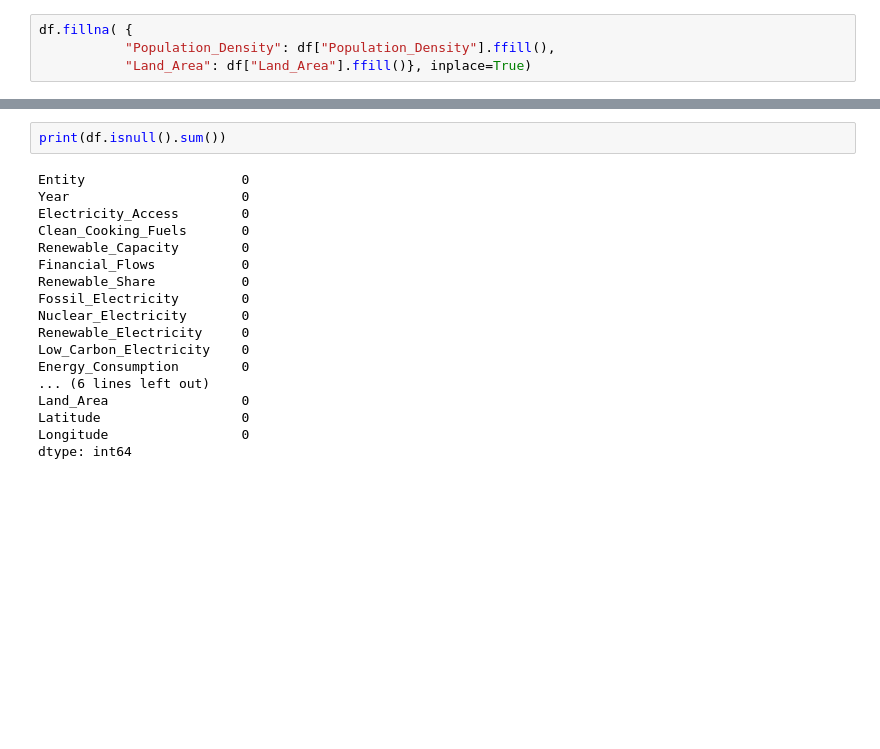
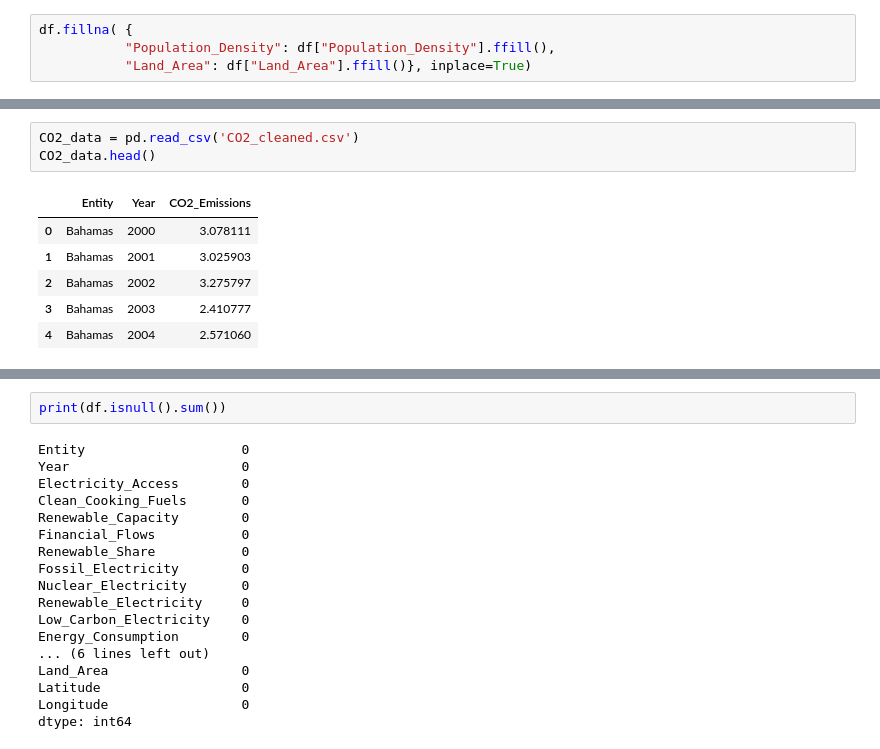
Before and after one commit to audreymalloy/Springboard_DataScience, a Jupyter notebook: Capstone-3-Energy/Data_Wrangling/energy_data_wrangling.ipynb, the cells around one changed output, grey strips where cells are left out. Saved outputs shown, nothing was run; the diff lists cells and outputs as text; blank space fills up the shorter version.

```diff
--- a/Capstone-3-Energy/Data_Wrangling/energy_data_wrangling.ipynb
+++ b/Capstone-3-Energy/Data_Wrangling/energy_data_wrangling.ipynb
@@ -188,0 +527,10 @@ df["Nuclear_Electricity"] = df["Nuclear_Electricity"].fillna(0).infer_objects(co
+# %%
+CO2_data = pd.read_csv('CO2_cleaned.csv')
+CO2_data.head()
+# %% [output]
+|  | Entity | Year | CO2_Emissions |
+| 0 | Bahamas | 2000 | 3.078111 |
+| 1 | Bahamas | 2001 | 3.025903 |
+| 2 | Bahamas | 2002 | 3.275797 |
+| 3 | Bahamas | 2003 | 2.410777 |
+| 4 | Bahamas | 2004 | 2.571060 |
```
Also changed, not shown: parts of 67 cells of this notebook.
